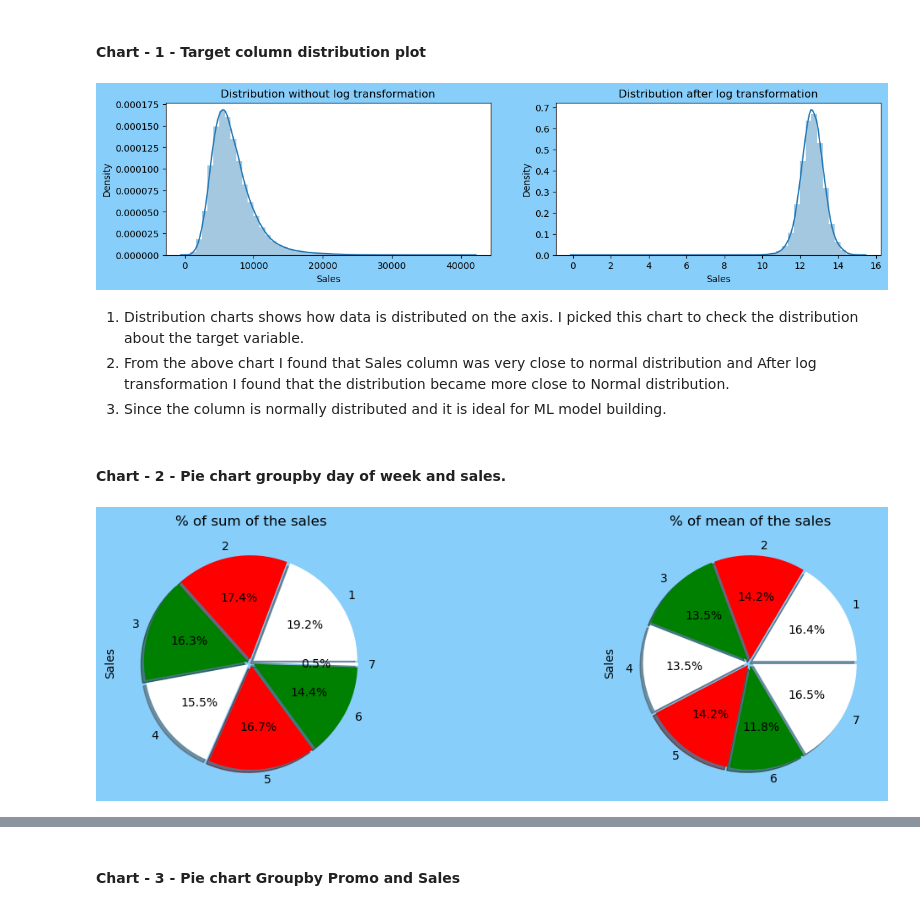
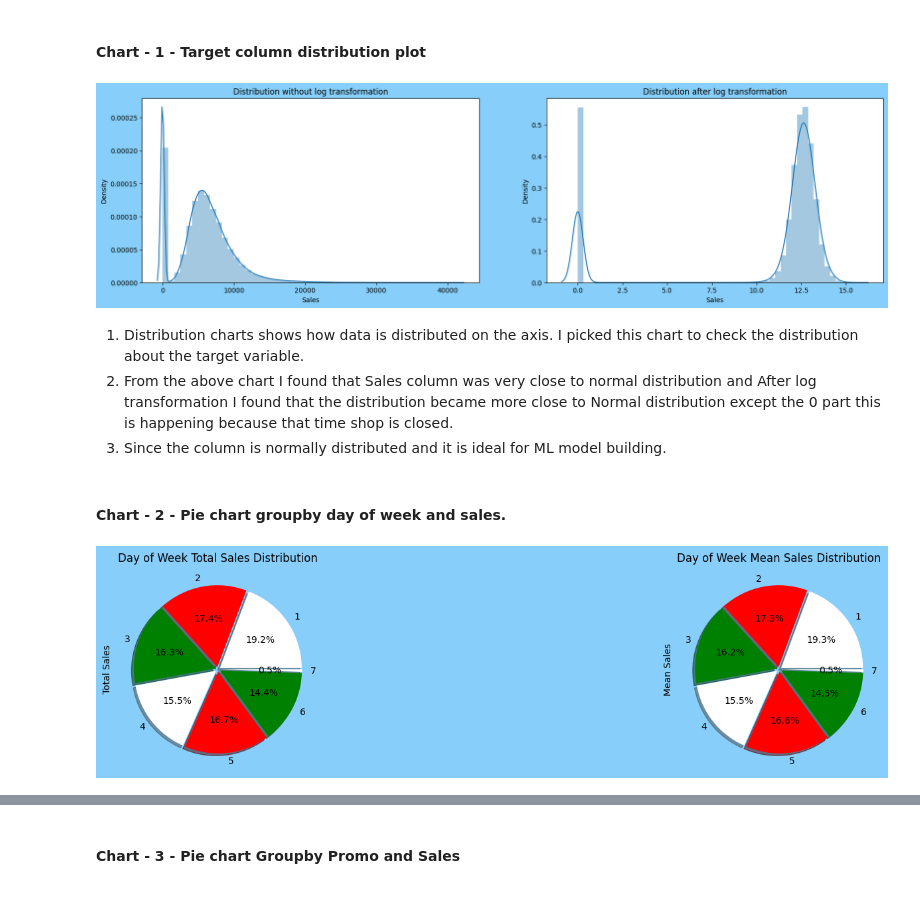
Before and after one commit to mdismailquraishicse/rossmann-sales-prediction, a Jupyter notebook: rossmann_store_sales.ipynb, the cells around one changed output, grey strips where cells are left out. Drawn from its saved outputs; the diff is of its cells as text; code cells hidden in the pictures.

```diff
--- a/rossmann_store_sales.ipynb
+++ b/rossmann_store_sales.ipynb
@@ -32,10 +35,13 @@ warnings.filterwarnings('ignore')
 ### Dataset Loading
 # %%
 # Load Dataset
+pd.set_option("display.max_columns", None)
 path_rossmann = 'data/Rossmann Stores Data.csv'
 path_store = 'data/store.csv'
 df_rossmann = pd.read_csv(path_rossmann)
 df_store = pd.read_csv(path_store)
+df_merged = df_rossmann.merge(df_store, on="Store", how="left")
+df = df_merged.copy()
 print(f"shape rossmann : {df_rossmann.shape}")
 print(f"shape store : {df_store.shape}")
 print(f"duplicates rossmann : {df_rossmann.duplicated().sum()}")
@@ -47,6 +53,11 @@ print()
 print()
 print("----- Store -----")
 print(df_store.head(3))
+print("-"*30 +"MERGED DATA"+ "-"*30)
+print(f"df : {df.shape}")
+print(f"df : {df.duplicated().sum()}")
+print()
+print(df.head(2))
 # %% [output]
 shape rossmann : (1017209, 9)
 shape store : (1115, 10)
@@ -318,27 +370,30 @@ eda.getMeanMedian(df, 'year', 2015)
 # %%
 # Chart - 1 visualization code
 facecolor = 'lightskyblue'
-fig, axes = plt.subplots(ncols=2, nrows=1, facecolor=facecolor, figsize=(14,3))
+fig, axes = plt.subplots(ncols=2, nrows=1, facecolor=facecolor, figsize=(20,5))
 sns.distplot(df['Sales'], ax=axes[0]) # Without log-transformation
 axes[0].set_title('Distribution without log transformation')
 sns.distplot(np.log2(df['Sales']+1), ax=axes[1]) # After log-transformation
 axes[1].set_title('Distribution after log transformation')
 plt.show()
 # %% [output]
-[figure, old version]
+[figure, new version]
 # %% [markdown]
 1. Distribution charts shows how data is distributed on the axis. I picked this chart to check the distribution about the target variable.
-2. From the above chart I found that Sales column was very close to normal distribution and After log transformation I found that the distribution became more close to Normal distribution.
+2. From the above chart I found that Sales column was very close to normal distribution and After log transformation I found that the distribution became more close to Normal distribution except the 0 part this is happening because that time shop is closed.
 3. Since the column is normally distributed and it is ideal for ML model building.
 # %% [markdown]
 #### Chart - 2 - Pie chart groupby day of week and sales.
 # %%
 # Chart - 2 visualization code
-fig, axes = plt.subplots(nrows=1, ncols=2, facecolor=facecolor, figsize=(14, 4))
+fig, axes = plt.subplots(nrows=1, ncols=2, facecolor=facecolor, figsize=(20, 4))
 df.groupby(['DayOfWeek'])['Sales'].sum().plot.pie(ax=axes[0],shadow =True,explode=[0.03,0.03,0.03,0.03,0.03,0.03,0.03], autopct='%0.1f%%',colors={'red','white','green'})
 df.groupby(['DayOfWeek'])['Sales'].mean().plot.pie(ax=axes[1],shadow =True,explode=[0.03,0.03,0.03,0.03,0.03,0.03,0.03], autopct='%0.1f%%',colors={'red','white','green'})
-axes[0].set_title('% of sum of the sales')
-axes[1].set_title('% of mean of the sales')
+axes[0].set_title('Day of Week Total Sales Distribution')
+axes[0].set_ylabel("Total Sales")
+
+axes[1].set_title('Day of Week Mean Sales Distribution')
+axes[1].set_ylabel("Mean Sales")
 plt.show()
 # %% [output]
-[figure, old version]
+[figure, new version]
```
Also changed, not shown: parts of 43 cells of this notebook.
